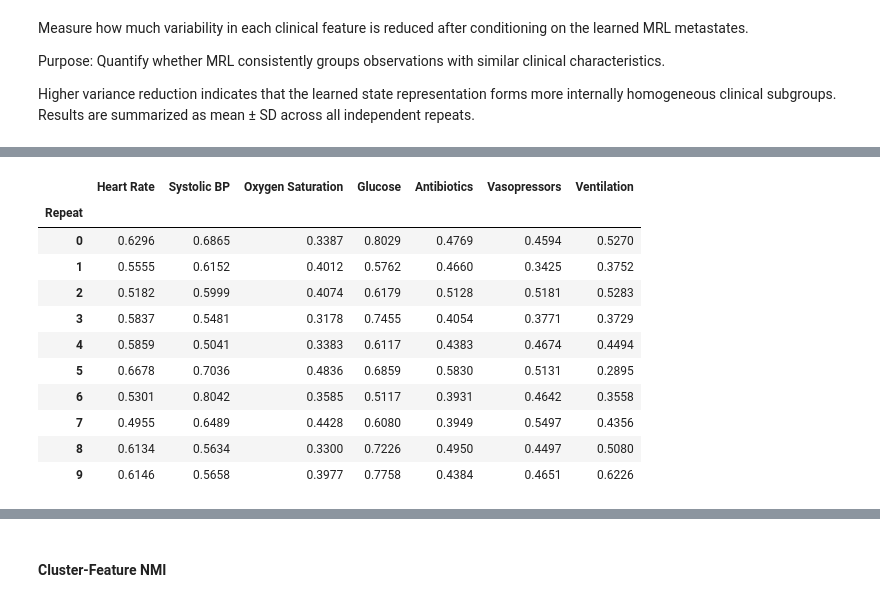
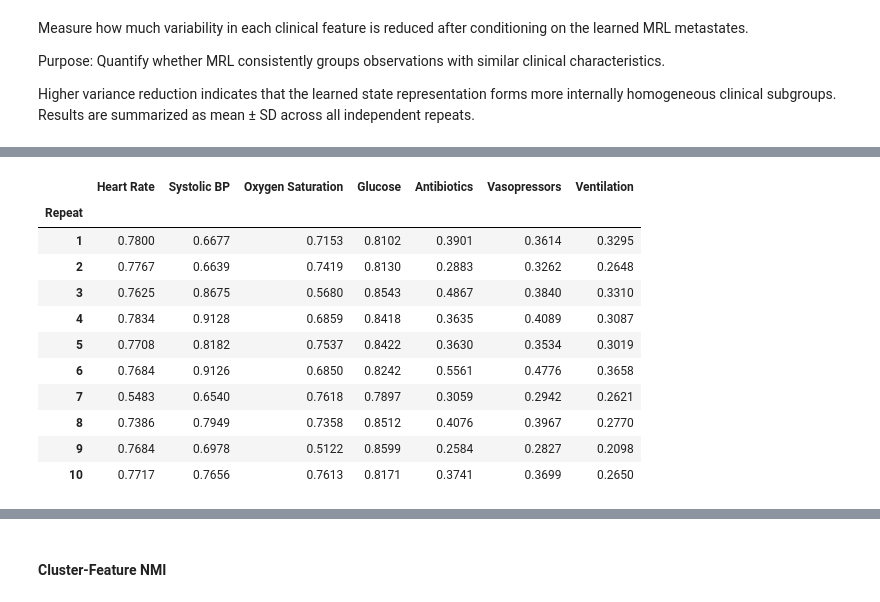
Before and after one commit to yining-wu10/Thesis, a Jupyter notebook: Thesis_Final_Experiment.ipynb, the cells around one changed output, grey strips where cells are left out. Drawn from its saved outputs; the diff is of its cells as text; code cells hidden in the pictures.

```diff
--- a/Thesis_Final_Experiment.ipynb
+++ b/Thesis_Final_Experiment.ipynb
@@ -529,7 +502,7 @@ m.fit(data = data,
     distance_threshold = distance_threshold,
     # th =th,
     # precision_thresh = precision_thresh,
-    # classification = classification,
+    classification = classification,
     split_classifier_params = split_classifier_params,
     # clustering = clustering,
     plot=True,
@@ -621,5 +668,13 @@ Split Success
 # %% [markdown]
 ## MRL Model Inspection
+# %%
+# =========================================================
+# Load the fitted MRL model
+# =========================================================
+single_fit_dir = os.path.join(cache_dir, "single_mrl_fit")
+
+with open(os.path.join(single_fit_dir, "mrl_model.pkl"), "rb") as f:
+    m = pkl.load(f)
 # %%
 # =========================================================
 # 1. Basic information of the trained MRL model
@@ -912,9 +1075,9 @@ The optimality evaluation compares policies learned by stochastic MRL and a base
 n_repeats = 10
 N_full = 3000
 
-Ns = [100] # DEBUG
-# Ns = [100, 200, 500, 1000] # DEBUG
-# Ns = [100, 200, 500, 1000, 1500, 2000, 2500, 3000]
+# Ns = [100] # DEBUG
+# Ns = [100, 200, 500] # DEBUG
+Ns = [100, 200, 500, 1000, 1500, 2000, 2500, 3000]
 
 max_num_steps = 20
 p_diabetes = 0.2
@@ -973,12 +1136,12 @@ G_min = -40
 pfeatures = 7
 h = 5
 gamma_mrl = 0.99
-max_k = 100
+max_k = 250
 distance_threshold = 0.5
 th = 0.05
 precision_thresh = 1e-14
 classification = 'DecisionTreeClassifier'
-split_classifier_params_base = {"max_depth": 2,}
+split_classifier_params_base = {"max_depth": None,}
 clustering = 'Agglomerative'
 plot=True
 # optimize=True
@@ -1770,17 +2626,36 @@ Quantify whether MRL consistently groups observations with similar clinical char
 
 Higher variance reduction indicates that the learned state representation forms more internally homogeneous clinical subgroups. Results are summarized as mean ± SD across all independent repeats.
 # %%
+# ============================================================
+# Within-cluster variance reduction
+#
+# Evaluate the N = 3000 MRL model from each independent repeat.
+# Models are loaded from cache/mrl_models.
+# ============================================================
+
 variance_reduction_trials = []
 
-for repeat_idx, model in enumerate(
-    all_mrl_models
-):
+representative_N = 3000
+n_repeats = 10
+
+
+for repeat in range(1, n_repeats + 1):
+
+    # 1. Load the N = 3000 MRL model for this repeat
+    model_path = (
+        f"cache/mrl_models/"
+        f"mrl_repeat{repeat:02d}_N{representative_N}.pkl"
+    )
+
+    with open(model_path, "rb") as f:
+        model = pkl.load(f)
+
 
     df_cluster = (
         model.df_trained.copy()
     )
 
-    # Number of observations in each cluster
+    # 2. Number of observations in each cluster
     cluster_sizes = (
         df_cluster
         .groupby("CLUSTER")
@@ -1793,7 +2668,8 @@ for repeat_idx, model in enumerate(
         / cluster_sizes.sum()
     )
 
-    # Variance of each feature within each cluster
+
+    # 3. Variance of each feature within each cluster
     cluster_feature_variance = (
         df_cluster
         .groupby("CLUSTER")[feature_cols]
@@ -1801,13 +2677,15 @@ for repeat_idx, model in enumerate(
         .fillna(0.0)
     )
 
-    # Overall feature variance without cluster information
+
+    # 4. Overall variance of each feature
     global_feature_variance = (
         df_cluster[feature_cols]
         .var(ddof=1)
     )
 
-    # Weighted average of within-cluster variances
+
+    # 5. Weighted average within-cluster variance
     weighted_within_variance = (
         cluster_feature_variance
         .mul(
@@ -1817,6 +2695,8 @@ for repeat_idx, model in enumerate(
         .sum(axis=0)
     )
 
+
+    # 6. Variance reduction (1 - weighted within-cluster variance / global variance)
     variance_ratio = (
         weighted_within_variance
         .div(
@@ -1829,6 +2709,8 @@ for repeat_idx, model in enumerate(
         1 - variance_ratio
     )
 
+
+    # 7. Store results for this repeat
     trial_result = (
         variance_reduction
         .rename(feature_names)
@@ -1837,14 +2719,17 @@ for repeat_idx, model in enumerate(
 
     trial_result[
         "Repeat"
-    ] = repeat_idx
+    ] = repeat
 
     variance_reduction_trials.append(
         trial_result
     )
 
 
-# Trial-level results
+# ============================================================
+# Results
+# ============================================================
+
 variance_reduction_trials = (
     pd.DataFrame(
         variance_reduction_trials
@@ -1852,9 +2737,10 @@ variance_reduction_trials = (
     .set_index("Repeat")
 )
 
+
 print(
     "=== Variance reduction: "
-    "trial-level results ==="
+    "trial-level results (N = 3000) ==="
 )
 
 display(
@@ -1862,7 +2748,10 @@ display(
 )
 
 
+# ============================================================
 # Mean ± SD across repeats
+# ============================================================
+
 variance_reduction_summary = pd.DataFrame(
     {
         "Mean": (
@@ -1876,6 +2765,7 @@ variance_reduction_summary = pd.DataFrame(
     }
 )
 
+
 variance_reduction_summary = (
     variance_reduction_summary
     .sort_values(
@@ -1884,9 +2774,10 @@ variance_reduction_summary = (
     )
 )
 
+
 print(
     "\n=== Variance reduction: "
-    "mean ± SD across repeats ==="
+    "mean ± SD across repeats (N = 3000) ==="
 )
 
 display(
@@ -1897,12 +2788,12 @@ display(
 |  | Heart Rate | Systolic BP | Oxygen Saturation | Glucose | Antibiotics | Vasopressors | Ventilation |
 | Repeat |  |  |  |  |  |  |  |
-| 0 | 0.6296 | 0.6865 | 0.3387 | 0.8029 | 0.4769 | 0.4594 | 0.5270 |
-| 1 | 0.5555 | 0.6152 | 0.4012 | 0.5762 | 0.4660 | 0.3425 | 0.3752 |
-| 2 | 0.5182 | 0.5999 | 0.4074 | 0.6179 | 0.5128 | 0.5181 | 0.5283 |
-| 3 | 0.5837 | 0.5481 | 0.3178 | 0.7455 | 0.4054 | 0.3771 | 0.3729 |
-| 4 | 0.5859 | 0.5041 | 0.3383 | 0.6117 | 0.4383 | 0.4674 | 0.4494 |
-| 5 | 0.6678 | 0.7036 | 0.4836 | 0.6859 | 0.5830 | 0.5131 | 0.2895 |
-| 6 | 0.5301 | 0.8042 | 0.3585 | 0.5117 | 0.3931 | 0.4642 | 0.3558 |
-| 7 | 0.4955 | 0.6489 | 0.4428 | 0.6080 | 0.3949 | 0.5497 | 0.4356 |
-| 8 | 0.6134 | 0.5634 | 0.3300 | 0.7226 | 0.4950 | 0.4497 | 0.5080 |
-| 9 | 0.6146 | 0.5658 | 0.3977 | 0.7758 | 0.4384 | 0.4651 | 0.6226 |
+| 1 | 0.7800 | 0.6677 | 0.7153 | 0.8102 | 0.3901 | 0.3614 | 0.3295 |
+| 2 | 0.7767 | 0.6639 | 0.7419 | 0.8130 | 0.2883 | 0.3262 | 0.2648 |
+| 3 | 0.7625 | 0.8675 | 0.5680 | 0.8543 | 0.4867 | 0.3840 | 0.3310 |
+| 4 | 0.7834 | 0.9128 | 0.6859 | 0.8418 | 0.3635 | 0.4089 | 0.3087 |
+| 5 | 0.7708 | 0.8182 | 0.7537 | 0.8422 | 0.3630 | 0.3534 | 0.3019 |
+| 6 | 0.7684 | 0.9126 | 0.6850 | 0.8242 | 0.5561 | 0.4776 | 0.3658 |
+| 7 | 0.5483 | 0.6540 | 0.7618 | 0.7897 | 0.3059 | 0.2942 | 0.2621 |
+| 8 | 0.7386 | 0.7949 | 0.7358 | 0.8512 | 0.4076 | 0.3967 | 0.2770 |
+| 9 | 0.7684 | 0.6978 | 0.5122 | 0.8599 | 0.2584 | 0.2827 | 0.2098 |
+| 10 | 0.7717 | 0.7656 | 0.7613 | 0.8171 | 0.3741 | 0.3699 | 0.2650 |
```
Also changed, not shown: parts of 69 cells of this notebook.
